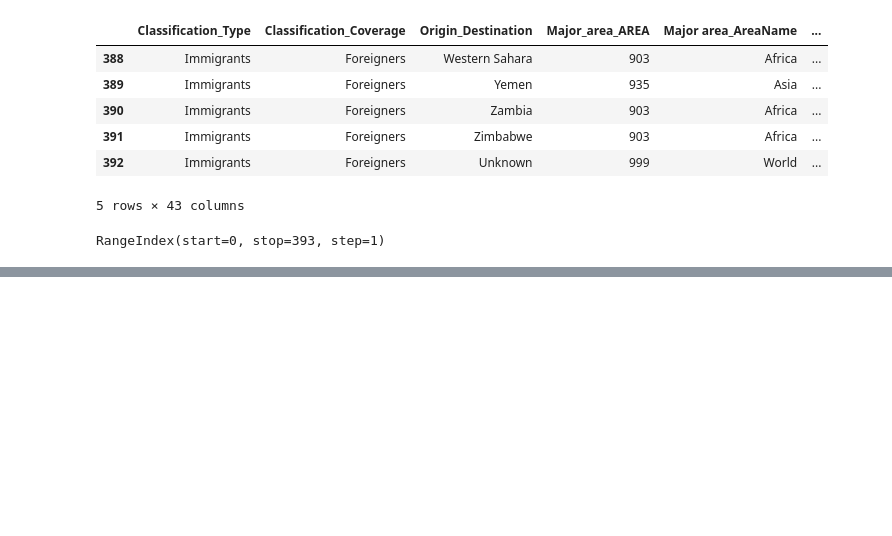
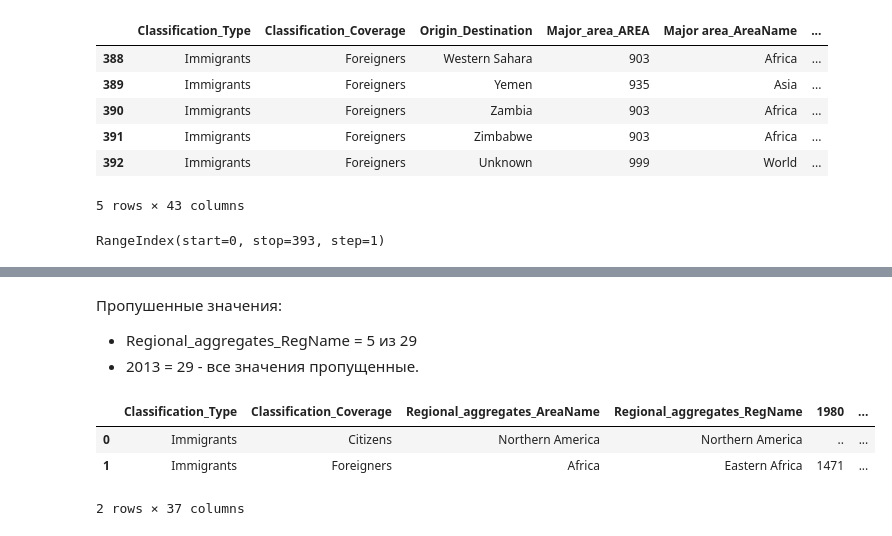
Before and after one commit to rttrif/TrifonovRS.Data_Analysiss_Portfolio.github.io, a Jupyter notebook: 1. Data Wrangling/Project 1 - Immigration of Canada/Project 1 - Immigration of Canada.ipynb, the cells around one changed output, grey strips where cells are left out. Saved outputs shown, nothing was run; the diff lists cells and outputs as text; code cells hidden in the pictures; blank space fills up the shorter version.

```diff
--- a/1. Data Wrangling/Project 1 - Immigration of Canada/Project 1 - Immigration of Canada.ipynb
+++ b/1. Data Wrangling/Project 1 - Immigration of Canada/Project 1 - Immigration of Canada.ipynb
@@ -253,0 +367,15 @@ RangeIndex(start=0, stop=393, step=1)
+# %% [markdown]
+Пропушенные значения:
+- Regional_aggregates_RegName = 5 из 29
+- 2013 = 29 - все значения пропущенные.
+# %%
+# Удаление столбца 2013, где пропущенны все значения
+regions_by_citizenship_drop_missing = regions_by_citizenship.copy()
+regions_by_citizenship_drop_missing = regions_by_citizenship_drop_missing.dropna(how='all', axis=1)
+# %%
+regions_by_citizenship_drop_missing.head(2)
+# %% [output]
+|  | Classification_Type | Classification_Coverage | Regional_aggregates_AreaName | Regional_aggregates_RegName | 1980 | ... |
+| 0 | Immigrants | Citizens | Northern America | Northern America | .. | ... |
+| 1 | Immigrants | Foreigners | Africa | Eastern Africa | 1471 | ... |
+2 rows × 37 columns
```
Also changed, not shown: parts of 33 cells of this notebook.
